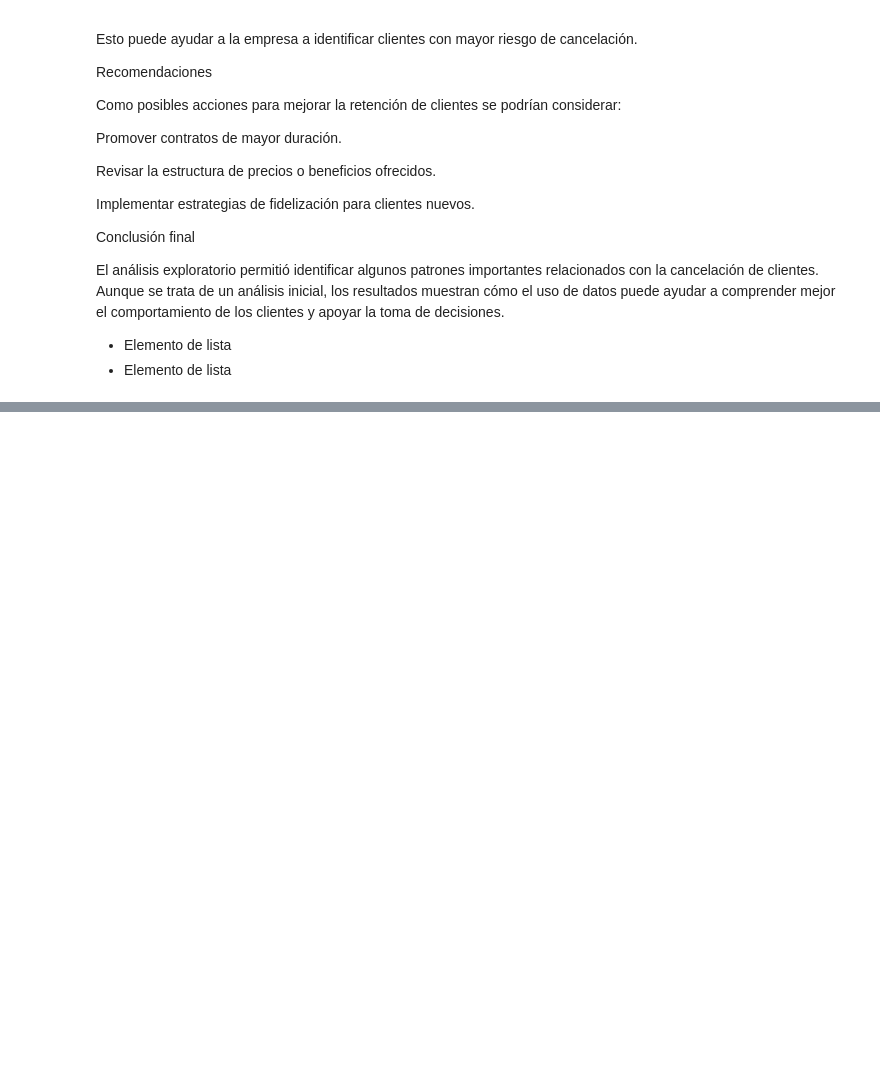
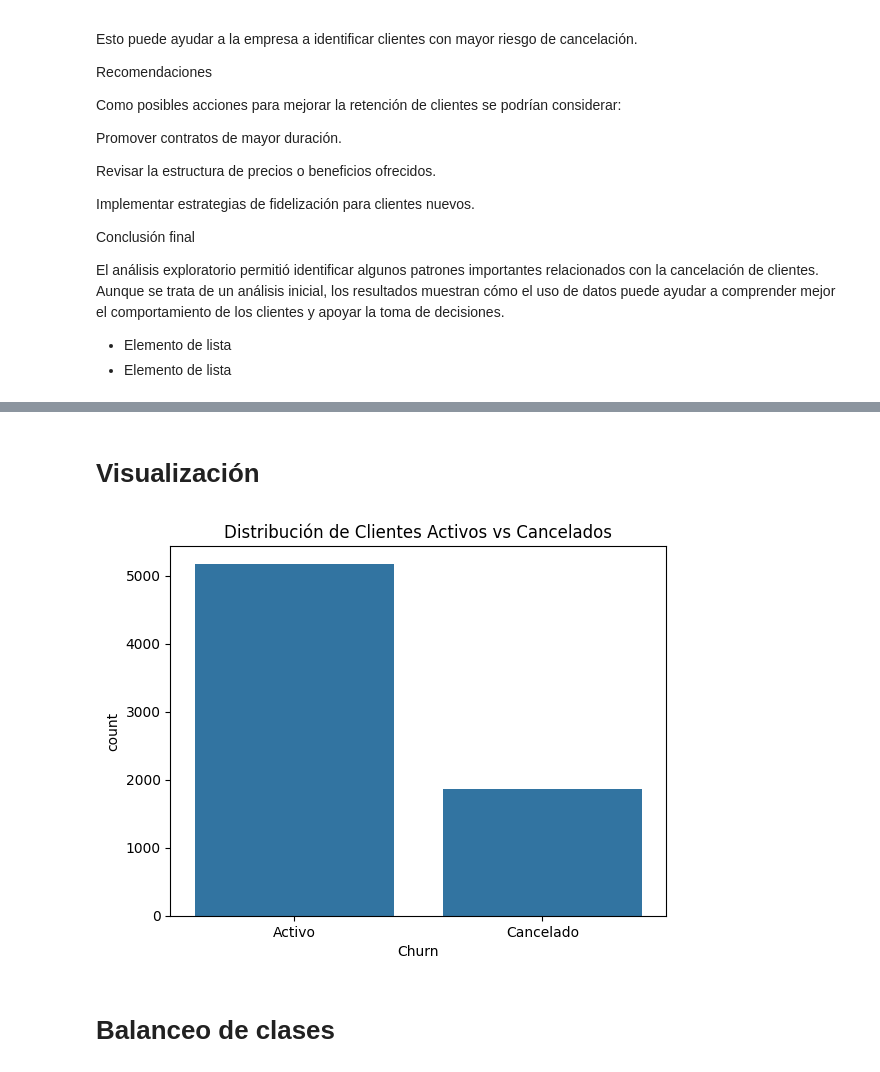
Before and after one commit to deyvmc/TelecomX-2, a Jupyter notebook: TelecomX_LATAM.ipynb, the cells around one changed output, grey strips where cells are left out. Cells and saved outputs as stored; diff of their text form; code cells hidden in the pictures; blank space fills up the shorter version.

```diff
--- a/TelecomX_LATAM.ipynb
+++ b/TelecomX_LATAM.ipynb
@@ -154,0 +242,6 @@ El análisis exploratorio permitió identificar algunos patrones importantes rel
+# %%
+# Eliminar columna irrelevante
+df = df.drop(columns=['customerID'])
+
+# Revisar que se haya eliminado
+df.columns
@@ -154,0 +257,18 @@ El análisis exploratorio permitió identificar algunos patrones importantes rel
+# %%
+# Convertir columnas categóricas a tipo 'category'
+categorical_cols = ['gender', 'Partner', 'Dependents', 'PhoneService', 'MultipleLines',
+                    'InternetService', 'OnlineSecurity', 'OnlineBackup', 'DeviceProtection',
+                    'TechSupport', 'StreamingTV', 'StreamingMovies', 'Contract',
+                    'PaperlessBilling', 'PaymentMethod']
+
+for col in categorical_cols:
+    df[col] = df[col].astype('category')
+
+# Aplicar one-hot encoding
+df_encoded = pd.get_dummies(df, columns=categorical_cols, drop_first=True)
+
+# Convertir 'Churn' a 0/1 si es necesario
+df_encoded['Churn'] = df_encoded['Churn'].map({'Yes': 1, 'No': 0})
+
+# Revisar las primeras filas
+df_encoded.head()
@@ -154,0 +306,14 @@ El análisis exploratorio permitió identificar algunos patrones importantes rel
+# %% [markdown]
+# Visualización
+# %%
+import matplotlib.pyplot as plt
+import seaborn as sns
+
+sns.countplot(x='Churn', data=df_encoded)
+plt.title("Distribución de Clientes Activos vs Cancelados")
+plt.xticks([0,1], ['Activo', 'Cancelado'])
+plt.show()
+# %% [output]
+[figure, added]
+# %% [markdown]
+# Balanceo de clases
```
Also changed, not shown: parts of 40 cells of this notebook.
